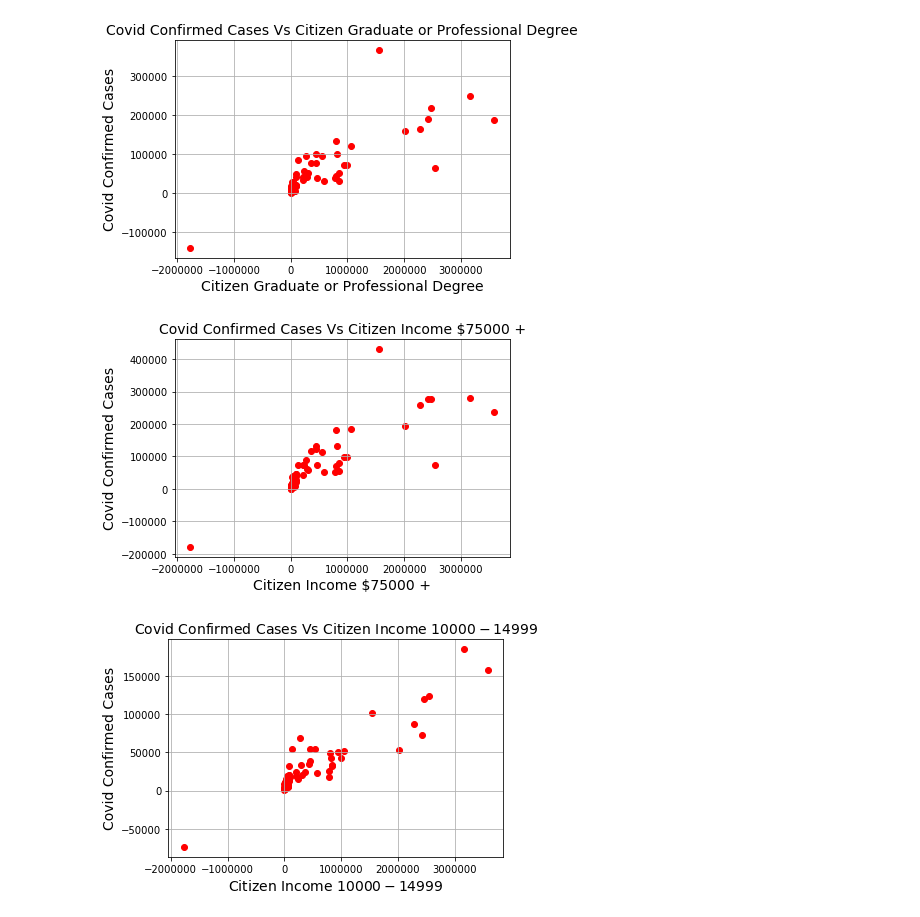
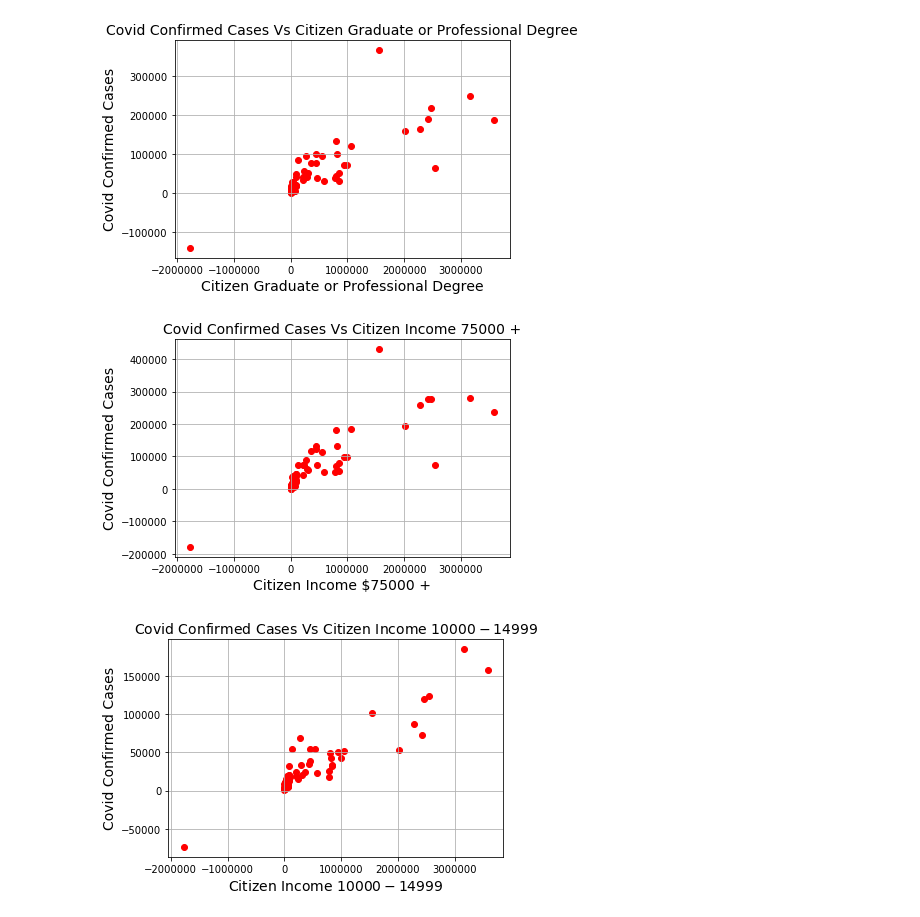
Before and after one commit to monikasivilli/Capstone-Project, a Jupyter notebook: LinReg.ipynb, the cells around one changed output. Cells and saved outputs as stored; diff of their text form; code cells hidden in the pictures.

```diff
--- a/LinReg.ipynb
+++ b/LinReg.ipynb
@@ -283,13 +283,13 @@ plt.show()
 [figure]
 # %%
 # scatter plot relationship between Covid Cases and Citizen Income $75,000 + (highest income bracket)
-plt.scatter(data['Covid Confirmed Cases'], data['Citizen Income $75000 +'], color='red')
-plt.title('Covid Confirmed Cases Vs Citizen Income $75000 +', fontsize=14)
+plt.scatter(data['Covid Confirmed Cases'], data['Citizen Income over 75000'], color='red')
+plt.title('Covid Confirmed Cases Vs Citizen Income 75000 +', fontsize=14)
 plt.xlabel('Citizen Income $75000 +', fontsize=14)
 plt.ylabel('Covid Confirmed Cases', fontsize=14)
 plt.grid(True)
 plt.show()
 # %% [output]
-[figure, old version]
+[figure, new version]
 # %%
 # scatter plot relationship between Covid Cases and Citizen Income $10,000-$14,999 (second lowest income bracket)
```
Also changed, not shown: parts of 13 cells of this notebook, 2 other files.
